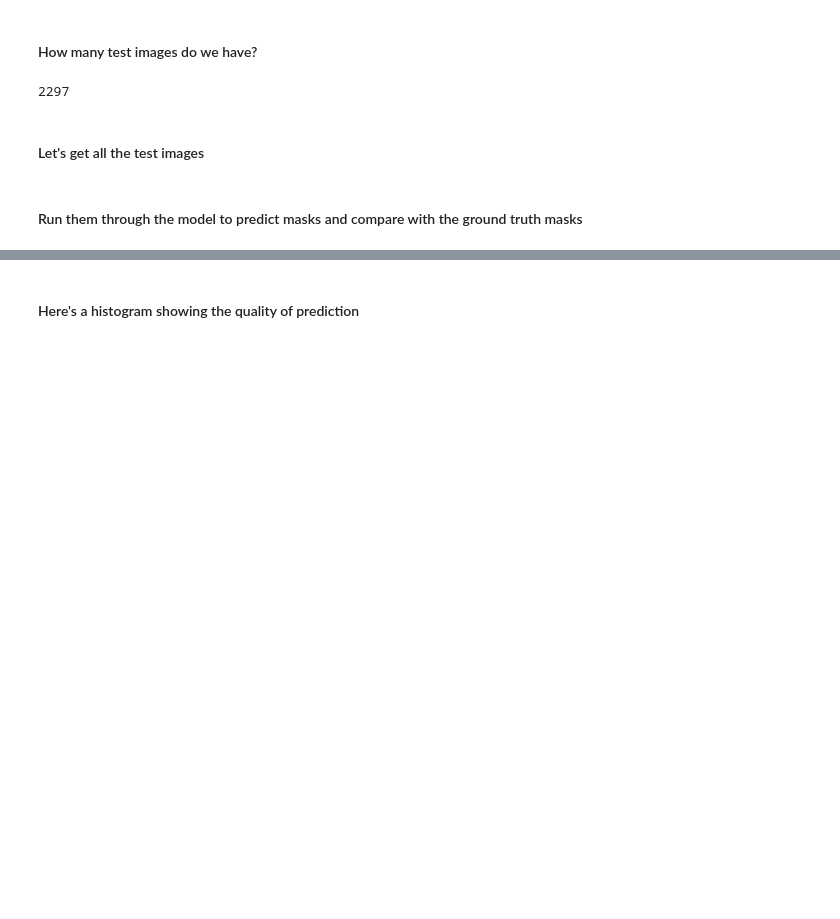
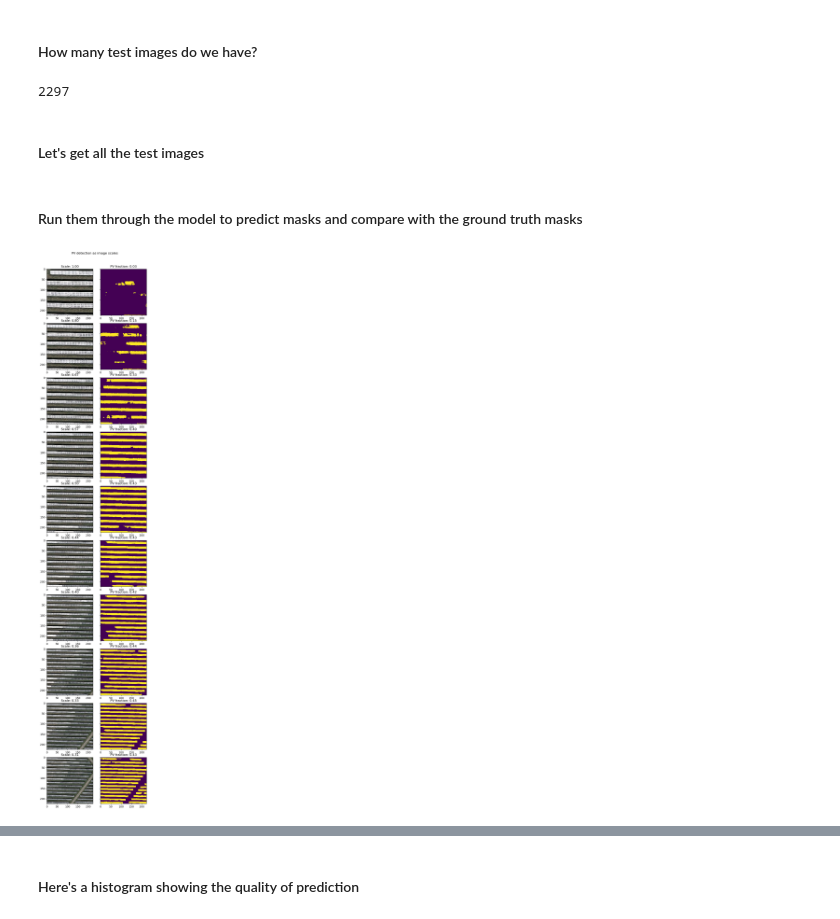
Before and after one commit to dldx/PV-detector, a Jupyter notebook: Validate the results.ipynb, the cells around one changed output, grey strips where cells are left out. Cells and saved outputs as stored; diff of their text form; code cells hidden in the pictures; blank space fills up the shorter version.

```diff
--- a/Validate the results.ipynb
+++ b/Validate the results.ipynb
@@ -15,3 +13,7 @@ config_unet = Config()
+# %%
+plt.rcParams['figure.facecolor'] = 'white'
+plt.rcParams['figure.figsize'] = (8,8)
+plt.rcParams['figure.dpi'] = 100
 # %% [markdown]
 #### Get image tiles as a generator
 # %%
@@ -47,7 +60,7 @@ def get_image_data(num_images_to_get=32, normalise=True, image_folder = TRAIN_IM
             #mask_stacked = (mask_stacked - mean_mask_color)/np.sqrt(variance_mask_color)
         yield satellite_stacked, mask_stacked
 # %%
-X_sample, y_sample = next(get_image_data(num_images_to_get=1000, normalise=False, image_folder=DATA_FOLDER + "/tiles/train/"))
+X_sample, y_sample = next(get_image_data(num_images_to_get=1000, normalise=False, image_folder=config.DATA_FOLDER + "/tiles/train/"))
 
 mean_sat_color = np.mean(X_sample.reshape(X_sample.shape[0]*X_sample.shape[1]*X_sample.shape[2], 3), axis=0)
 variance_sat_color = np.var(X_sample.reshape(X_sample.shape[0]*X_sample.shape[1]*X_sample.shape[2], 3), axis=0)
@@ -66,6 +79,6 @@ sys.path.append("./unet/")
 from unet.model import get_vgg_7conv
 import unet.metrics
 
-model = get_vgg_7conv(config_unet.ISZ, config_unet.N_CHANNELS, config_unet.NUM_CLASSES)
+model = get_vgg_7conv(config.ISZ, config.N_CHANNELS, config.NUM_CLASSES)
 
-model.load_weights(os.path.join("unet/" + "model.h5"))
+model.load_weights(config.WEIGHTS_FOLDER + "model_with_aug.h5")
@@ -87,0 +97,19 @@ test_data = get_image_data(N_TILES, True, image_folder=TEST_IMAGE_FOLDER)
+# %%
+range_to_measure = np.arange(1.,3.5, 0.25)
+mean_pv_pixels = []
+
+fig, axes = plt.subplots(len(range_to_measure), 2, sharey='row', figsize=(6,6*len(range_to_measure)/2), dpi=100)
+fig.tight_layout()
+fig.suptitle("PV detection as image scales")
+fig.subplots_adjust(top=0.95)
+for i, scale in enumerate(range_to_measure):
+    sat = np.asarray(Image.open("/home/durand/Desktop/scr.png").resize((int(1705/scale), int(1270/scale))))[0*224:1*224, 1*224:2*224]
+    axes[i][0].imshow(sat)
+    sat = (sat - mean_sat_color)/np.sqrt(variance_sat_color)
+    prediction = model.predict(sat.reshape((1, *sat.shape)))[0]
+    mean_pv_pixels.append(np.mean(prediction))
+    axes[i][1].imshow(prediction.reshape(224,224))
+    axes[i][0].set_title("Scale: {0:.2f}".format(1/scale))
+    axes[i][1].set_title("PV fraction: {0:.2f}".format(mean_pv_pixels[i]))
+# %% [output]
+[figure, added]
```
Also changed, not shown: parts of 16 cells of this notebook, 2 other files.
